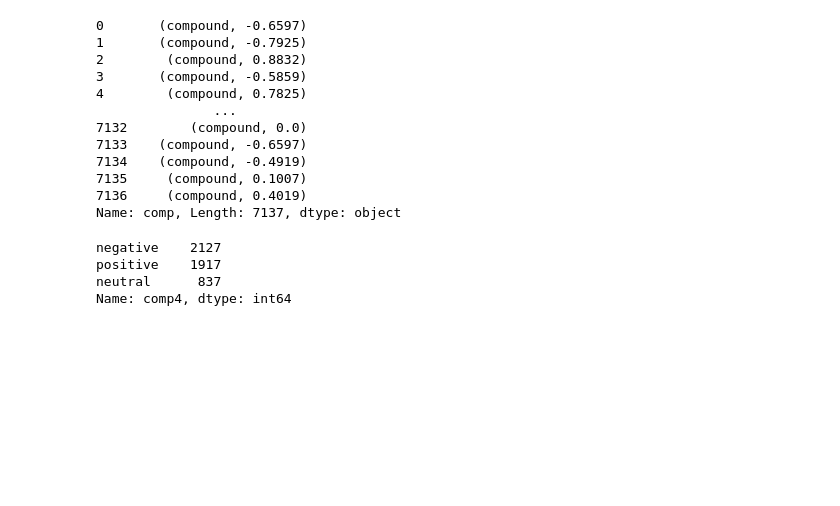
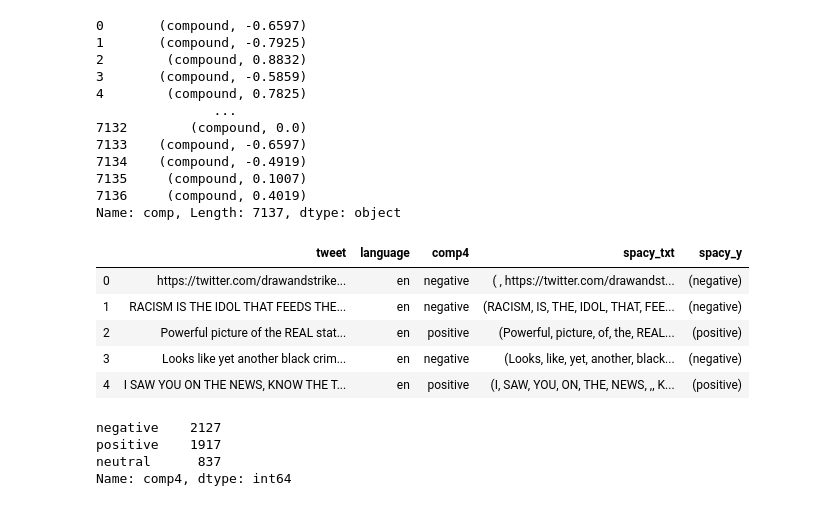
Before and after one commit to halujeff5/Depression_Analysis_Proj, a Jupyter notebook: Modeling_NB_NLP.ipynb, the cells around one changed output. Saved outputs shown, nothing was run; the diff lists cells and outputs as text; code cells hidden in the pictures; blank space fills up the shorter version.

```diff
--- a/Modeling_NB_NLP.ipynb
+++ b/Modeling_NB_NLP.ipynb
@@ -113,6 +133,15 @@ main_data= pd.concat([data['tweet'], data['language'], data1['comp4']], axis=1,
 # %%
 #grabbing only the tweets in English
 Work_data= main_data[main_data['language']=='en']
+# %%
+Work_data.head()
+# %% [output]
+|  | tweet | language | comp4 | spacy_txt | spacy_y |
+| 0 | https://twitter.com/drawandstrike... | en | negative | ( , https://twitter.com/drawandst... | (negative) |
+| 1 | RACISM IS THE IDOL THAT FEEDS THE... | en | negative | (RACISM, IS, THE, IDOL, THAT, FEE... | (negative) |
+| 2 | Powerful picture of the REAL stat... | en | positive | (Powerful, picture, of, the, REAL... | (positive) |
+| 3 | Looks like yet another black crim... | en | negative | (Looks, like, yet, another, black... | (negative) |
+| 4 | I SAW YOU ON THE NEWS, KNOW THE T... | en | positive | (I, SAW, YOU, ON, THE, NEWS, ,, K... | (positive) |
 # %%
 Work_data['comp4'].value_counts()
 # %% [output]
```
Also changed, not shown: parts of 11 cells of this notebook.
